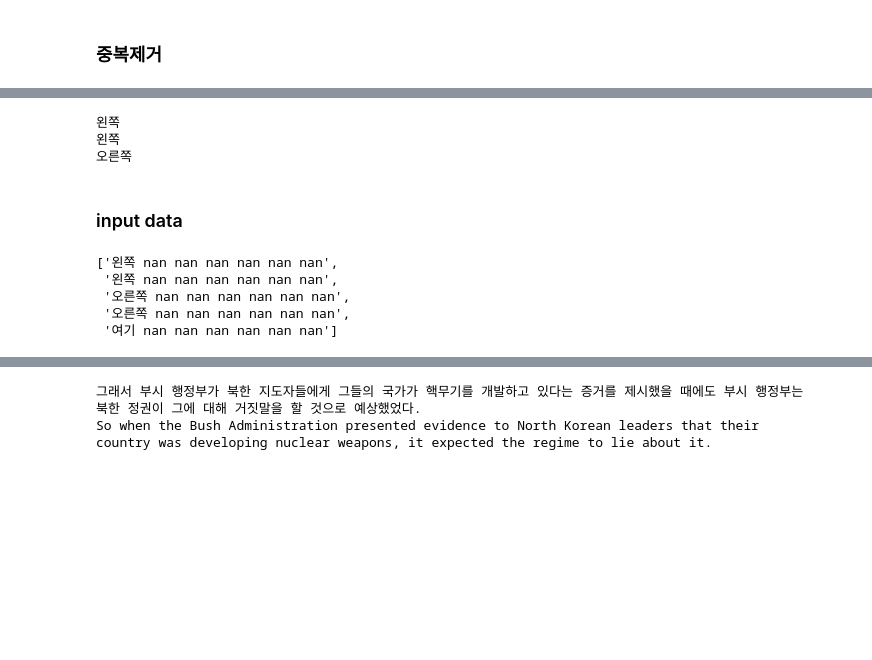
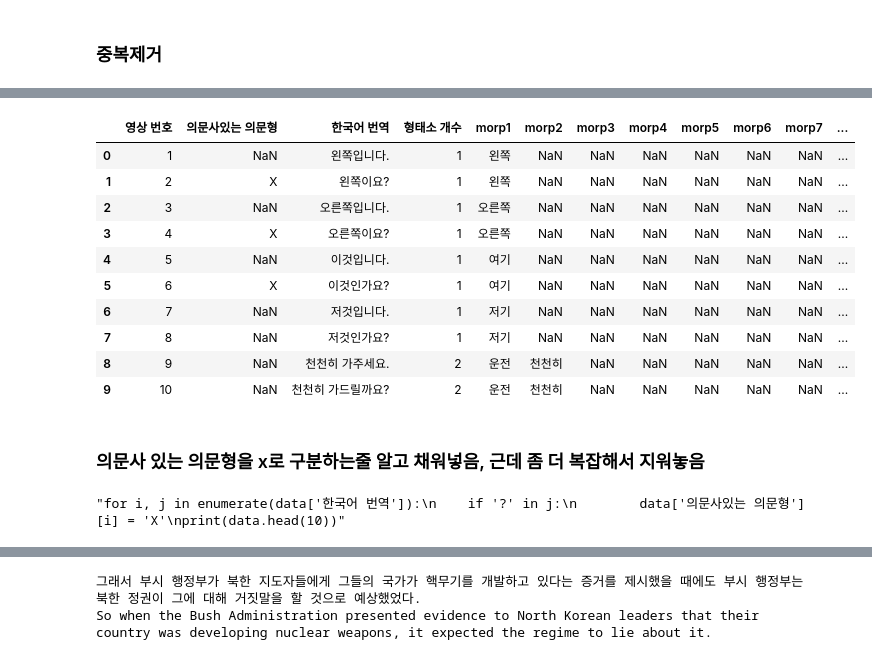
Before and after one commit to Woonn/PRactice, a Jupyter notebook: [NLP-10]transformer.ipynb, the cells around one changed output, grey strips where cells are left out. Drawn from its saved outputs; the diff is of its cells as text; code cells hidden in the pictures; blank space fills up the shorter version.

```diff
--- a/[NLP-10]transformer.ipynb
+++ b/[NLP-10]transformer.ipynb
@@ -136,34 +52,0 @@ for i, j in enumerate(data['한국어 번역']):
-# %%
-li = []
-a = 'morp1'
-for i in range(3):
-    print(data[a][i])
-# %% [output]
-왼쪽
-왼쪽
-오른쪽
-# %% [markdown]
-### input data
-# %%
-import math
-morp_sen = []
-for i in range(len(data)):
-    sentence = []
-    for no in range(1, 8):
-        word = 'morp{}'.format(no)
-
-
-        if data[word][i] != 'NaN':
-#         if 'NaN' not in word or math.isnan(float('{}'.format(word))) != True:
-
-            sentence.append(str(data[word][i]))
-#             print(sentence)
-    a = ' '.join(sentence)
-    morp_sen.append(a)
-morp_sen[:5]
-# %% [output]
-['왼쪽 nan nan nan nan nan nan',
- '왼쪽 nan nan nan nan nan nan',
- '오른쪽 nan nan nan nan nan nan',
- '오른쪽 nan nan nan nan nan nan',
- '여기 nan nan nan nan nan nan']
@@ -169,0 +55,27 @@ morp_sen[:5]
+# %%
+# path = 'C:\python\KDT\sen_label.xlsx'# 윈도우 경로
+path = os.getenv("HOME") + "/hdata/sen_label.xlsx"
+data = pd.read_excel(path)
+data.head(10)
+# data = pd.DataFrame(data)
+# %% [output]
+|  | 영상 번호 | 의문사있는 의문형 | 한국어 번역 | 형태소 개수 | morp1 | morp2 | morp3 | morp4 | morp5 | morp6 | morp7 | ... |
+| 0 | 1 | NaN | 왼쪽입니다. | 1 | 왼쪽 | NaN | NaN | NaN | NaN | NaN | NaN | ... |
+| 1 | 2 | X | 왼쪽이요? | 1 | 왼쪽 | NaN | NaN | NaN | NaN | NaN | NaN | ... |
+| 2 | 3 | NaN | 오른쪽입니다. | 1 | 오른쪽 | NaN | NaN | NaN | NaN | NaN | NaN | ... |
+| 3 | 4 | X | 오른쪽이요? | 1 | 오른쪽 | NaN | NaN | NaN | NaN | NaN | NaN | ... |
+| 4 | 5 | NaN | 이것입니다. | 1 | 여기 | NaN | NaN | NaN | NaN | NaN | NaN | ... |
+| 5 | 6 | X | 이것인가요? | 1 | 여기 | NaN | NaN | NaN | NaN | NaN | NaN | ... |
+| 6 | 7 | NaN | 저것입니다. | 1 | 저기 | NaN | NaN | NaN | NaN | NaN | NaN | ... |
+| 7 | 8 | NaN | 저것인가요? | 1 | 저기 | NaN | NaN | NaN | NaN | NaN | NaN | ... |
+| 8 | 9 | NaN | 천천히 가주세요. | 2 | 운전 | 천천히 | NaN | NaN | NaN | NaN | NaN | ... |
+| 9 | 10 | NaN | 천천히 가드릴까요? | 2 | 운전 | 천천히 | NaN | NaN | NaN | NaN | NaN | ... |
+# %% [markdown]
+### 의문사 있는 의문형을 x로 구분하는줄 알고 채워넣음, 근데 좀 더 복잡해서 지워놓음
+# %%
+'''for i, j in enumerate(data['한국어 번역']):
+    if '?' in j:
+        data['의문사있는 의문형'][i] = 'X'
+print(data.head(10))'''
+# %% [output]
+"for i, j in enumerate(data['한국어 번역']):\n    if '?' in j:\n        data['의문사있는 의문형'][i] = 'X'\nprint(data.head(10))"
```
Also changed, not shown: parts of 21 cells of this notebook.
